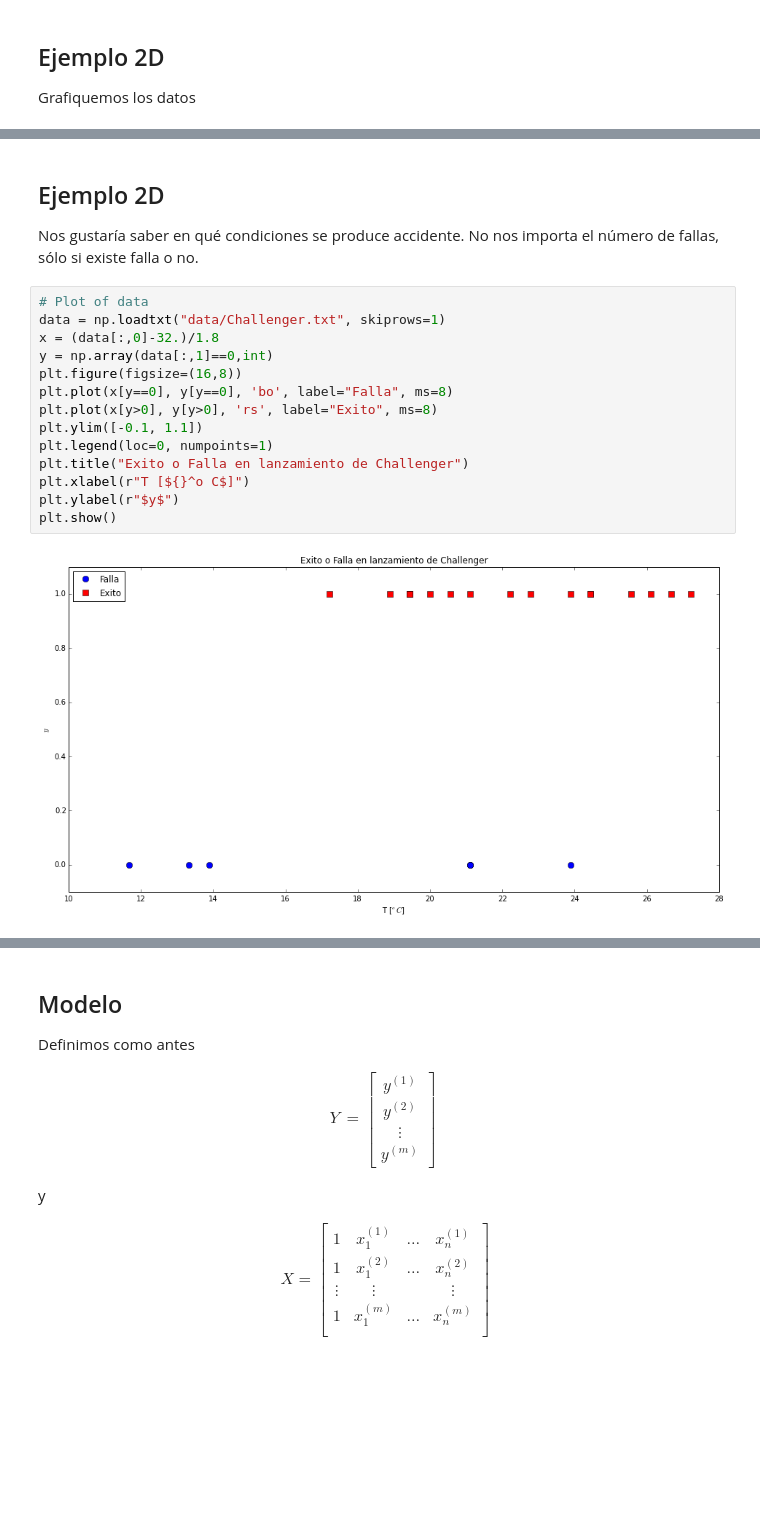
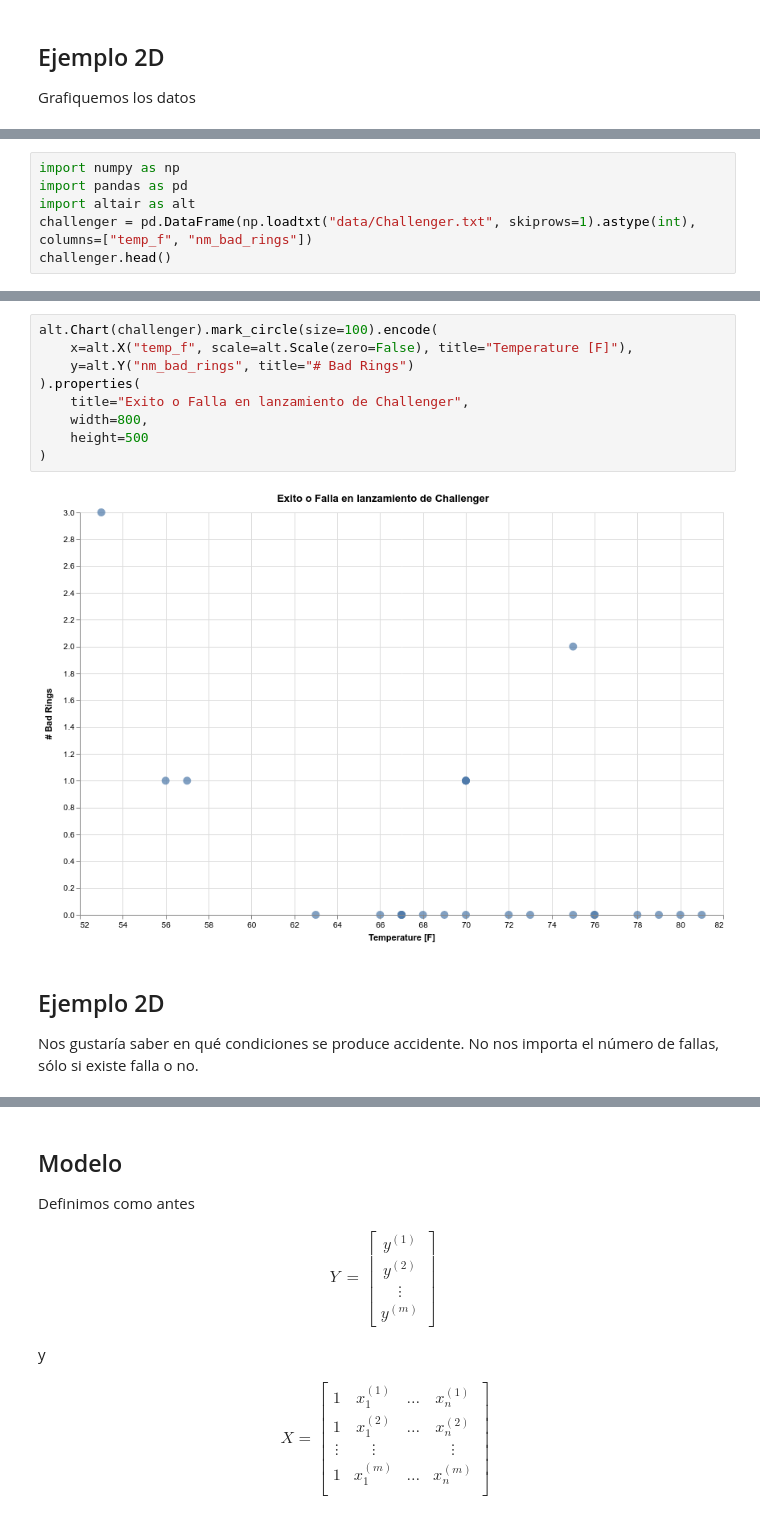
Before and after one commit to sebastiandres/mat281_m04_data_science, a Jupyter notebook: 04_clasificacion/04_clasificacion.ipynb, the cells around one changed output, grey strips where cells are left out. Cells and saved outputs as stored; diff of their text form; blank space fills up the shorter version.

```diff
--- a/04_clasificacion/04_clasificacion.ipynb
+++ b/04_clasificacion/04_clasificacion.ipynb
@@ -113,0 +110,6 @@ plt.show()
+# %%
+import numpy as np
+import pandas as pd
+import altair as alt
+challenger = pd.DataFrame(np.loadtxt("data/Challenger.txt", skiprows=1).astype(int), columns=["temp_f", "nm_bad_rings"])
+challenger.head()
@@ -114,19 +123,14 @@ plt.show()
+# %%
+alt.Chart(challenger).mark_circle(size=100).encode(
+    x=alt.X("temp_f", scale=alt.Scale(zero=False), title="Temperature [F]"),
+    y=alt.Y("nm_bad_rings", title="# Bad Rings")
+).properties(
+    title="Exito o Falla en lanzamiento de Challenger",
+    width=800,
+    height=500
+)
+# %% [output]
+[figure, added]
 # %% [markdown]
 ## Ejemplo 2D
 Nos gustaría saber en qué condiciones se produce accidente. No nos importa el número de fallas, sólo si existe falla o no.
-# %%
-# Plot of data
-data = np.loadtxt("data/Challenger.txt", skiprows=1)
-x = (data[:,0]-32.)/1.8
-y = np.array(data[:,1]==0,int)
-plt.figure(figsize=(16,8))
-plt.plot(x[y==0], y[y==0], 'bo', label="Falla", ms=8)
-plt.plot(x[y>0], y[y>0], 'rs', label="Exito", ms=8)
-plt.ylim([-0.1, 1.1])
-plt.legend(loc=0, numpoints=1)
-plt.title("Exito o Falla en lanzamiento de Challenger")
-plt.xlabel(r"T [${}^o C$]")
-plt.ylabel(r"$y$")
-plt.show()
-# %% [output]
-[figure, removed]
```
Also changed, not shown: parts of 6 cells of this notebook.
